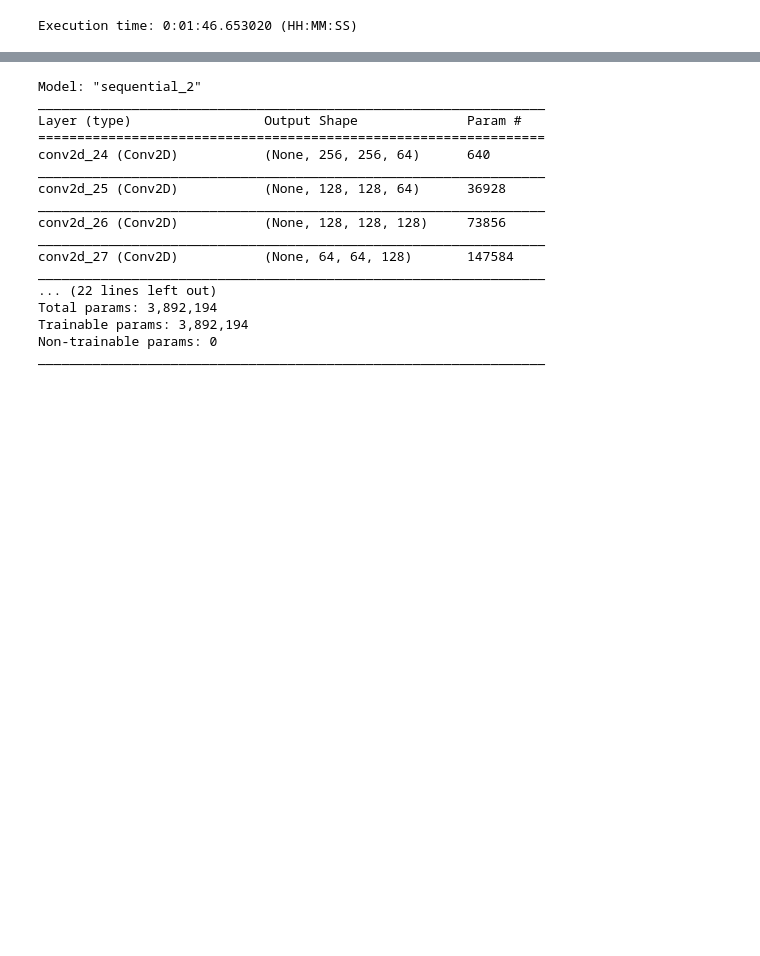
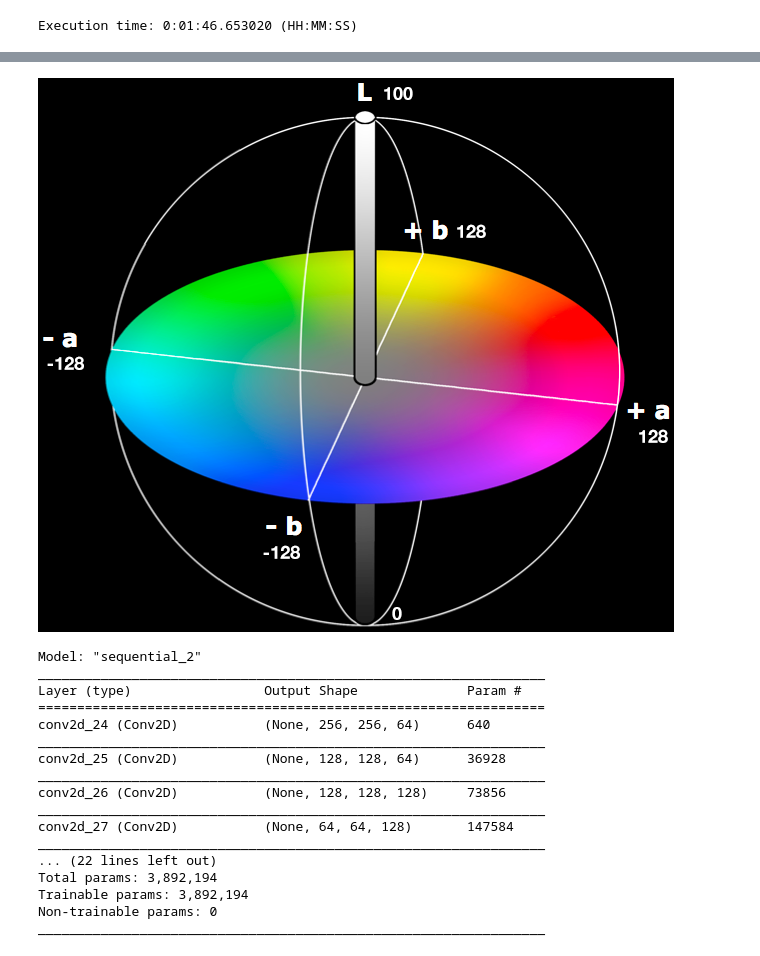
Before and after one commit to VighneshS/neura_colorizer, a Jupyter notebook: Neura_colorizer.ipynb, the cells around one changed output, grey strips where cells are left out. Drawn from its saved outputs; the diff is of its cells as text; code cells hidden in the pictures; blank space fills up the shorter version.

```diff
--- a/Neura_colorizer.ipynb
+++ b/Neura_colorizer.ipynb
@@ -172 +188,5 @@ Execution time: 0:01:46.653020 (HH:MM:SS)
+# %%
+display.Image("./lab_color_space.png")
+# %% [output]
+[figure, added]
 # %%
```
Also changed, not shown: parts of 11 cells of this notebook, 3 other files.
